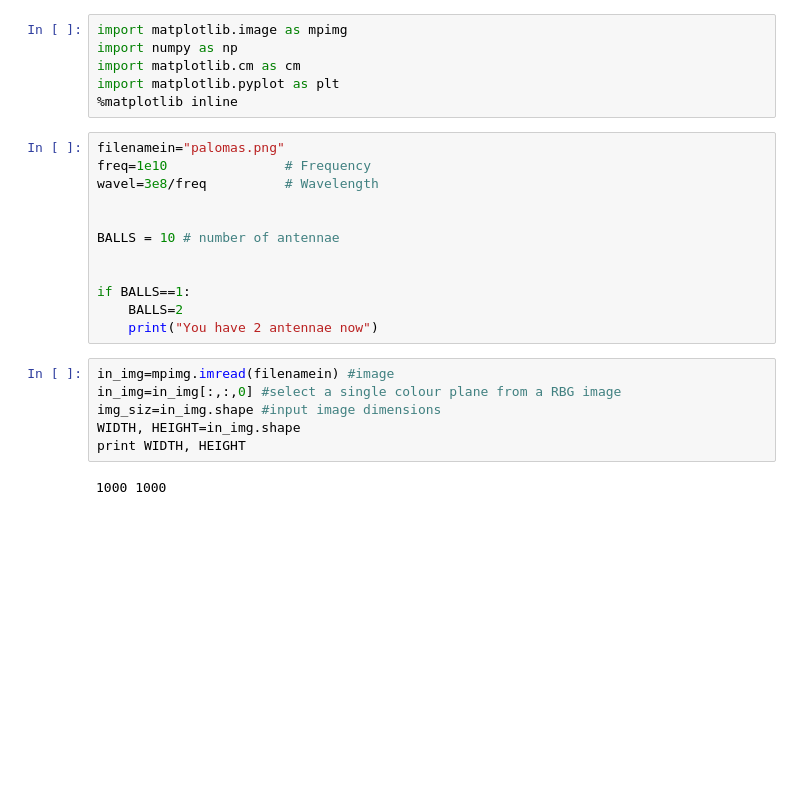
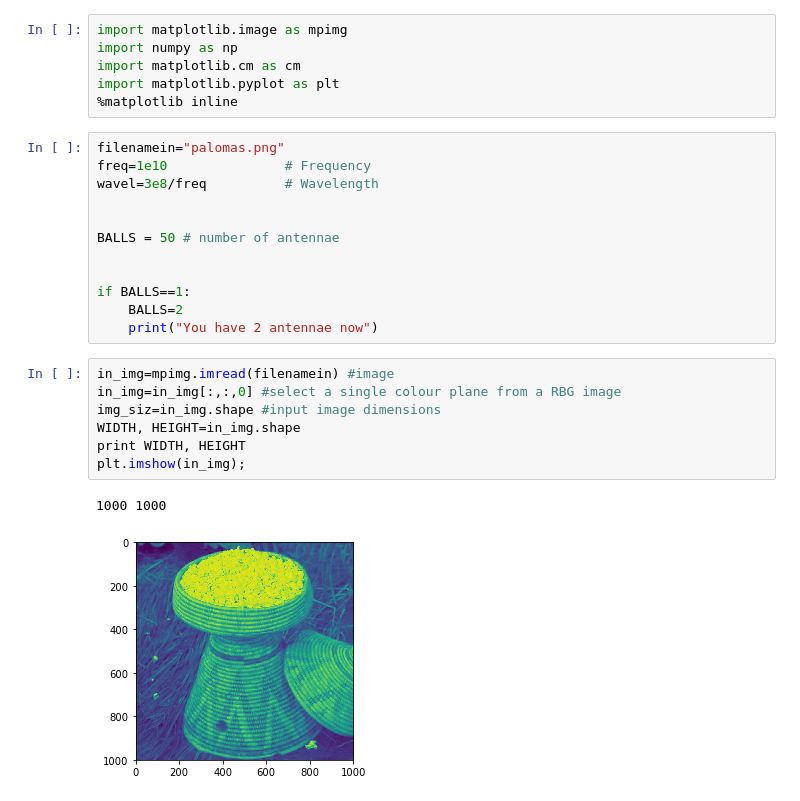
Before and after one commit to saint-germain/interferometry, a Jupyter notebook: simplified.ipynb, the cells around one changed output. Cells and saved outputs as stored; diff of their text form; blank space fills up the shorter version.

```diff
--- a/simplified.ipynb
+++ b/simplified.ipynb
@@ -14,7 +14,7 @@ freq=1e10               # Frequency
 wavel=3e8/freq          # Wavelength
 
 
-BALLS = 10 # number of antennae
+BALLS = 50 # number of antennae
 
 
 if BALLS==1:
@@ -23,11 +23,13 @@ if BALLS==1:
 # %%
 in_img=mpimg.imread(filenamein) #image
 in_img=in_img[:,:,0] #select a single colour plane from a RBG image
 img_siz=in_img.shape #input image dimensions
 WIDTH, HEIGHT=in_img.shape
 print WIDTH, HEIGHT
+plt.imshow(in_img);
 # %% [output]
 1000 1000
+[figure, added]
 # %%
 almal_x=[  5.37451571e-01,   5.85665088e-01,   5.10331468e-01,   4.71301478e-01,
    5.79351413e-01,   5.85378103e-01,   4.60539532e-01,   6.41196728e-01,
```
Also changed, not shown: parts of 15 cells of this notebook.
